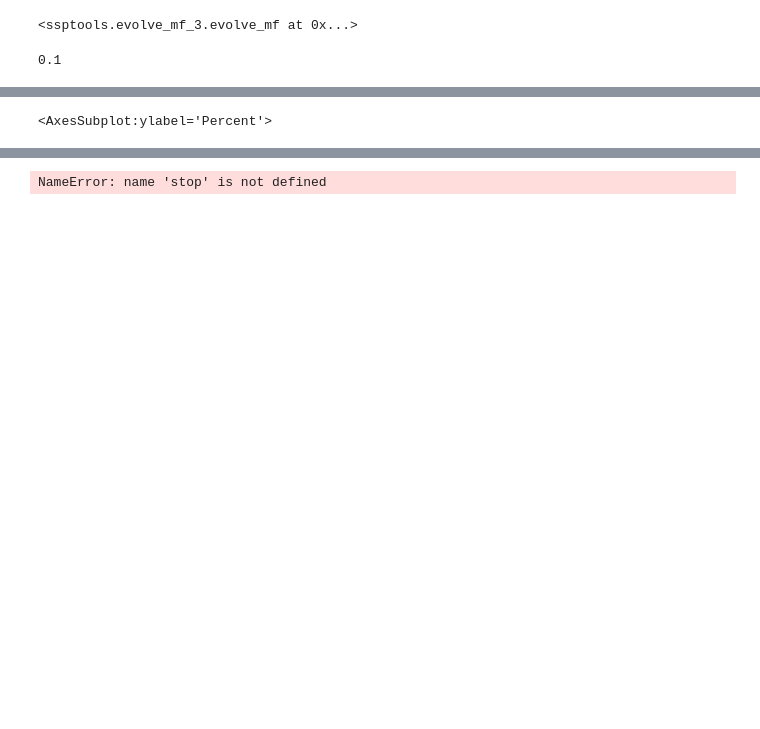
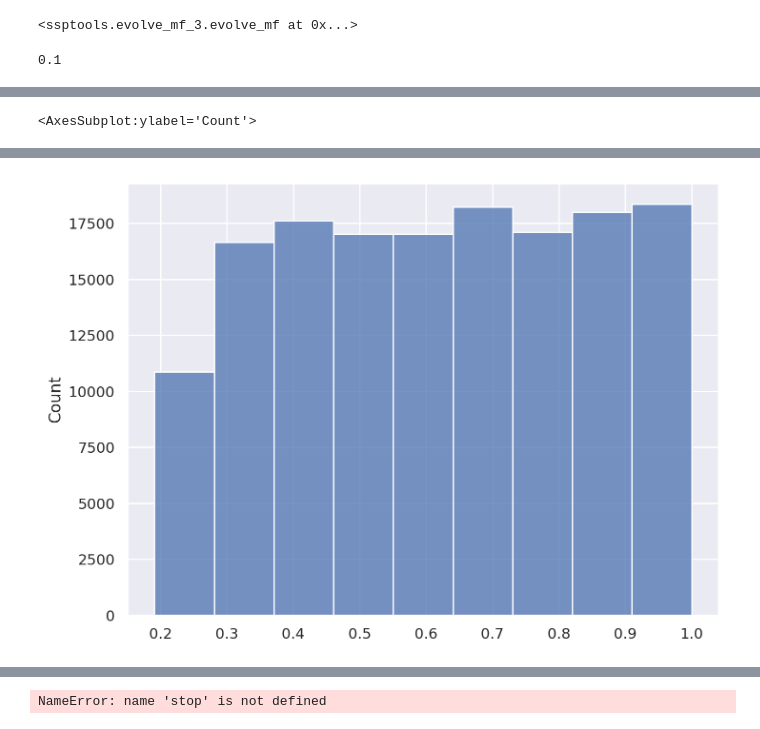
Before and after one commit to pjs902/honours-thesis, a Jupyter notebook: notebooks/binary-shift.ipynb, the cells around one changed output, grey strips where cells are left out. Drawn from its saved outputs; the diff is of its cells as text; code cells hidden in the pictures; blank space fills up the shorter version.

```diff
--- a/notebooks/binary-shift.ipynb
+++ b/notebooks/binary-shift.ipynb
@@ -352,5 +315,0 @@ array([ 1,  2,  2,  1,  2,  2,  2,  3,  3,  2,  3,  2,  3,  2,  3,  3,  4,
-# %%
-Nstars_per_q = np.zeros_like(q_vals)
-
-for i, N in enumerate(bs.Nj_shifted[bs.bin_mask]):
-    Nstars_per_q[idxs[i] - 1] += N
@@ -382,8 +323,9 @@ for q, N in zip(qs,bs.Nj_shifted[bs.bin_mask]):
 q_counts = np.hstack(q_counts).flatten()
 # %%
 plt.figure()
-seaborn.histplot(q_counts,stat="percent",bins=q_vals,kde=True)
+seaborn.histplot(q_counts, stat="count", bins=9)
+
 # is this one working now?
 # doesn't look very flat, thats for sure
 # %% [output]
-<AxesSubplot:ylabel='Percent'>
+<AxesSubplot:ylabel='Count'>
@@ -390,0 +332 @@ seaborn.histplot(q_counts,stat="percent",bins=q_vals,kde=True)
+[figure, added]
```
Also changed, not shown: parts of 41 cells of this notebook.
